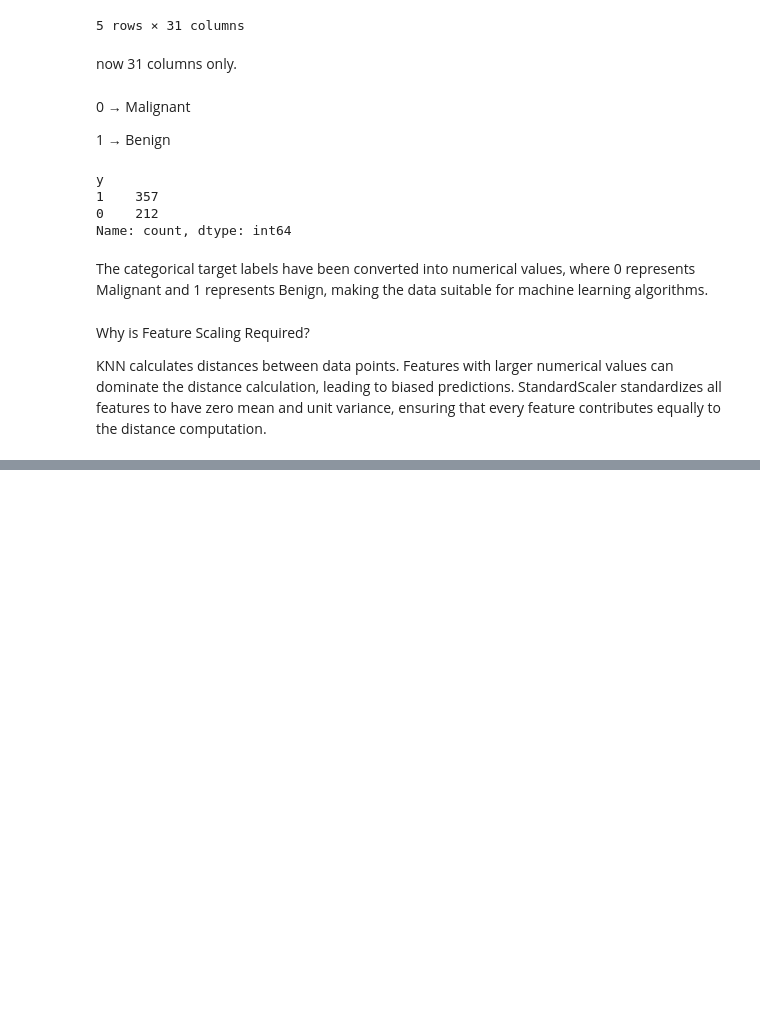
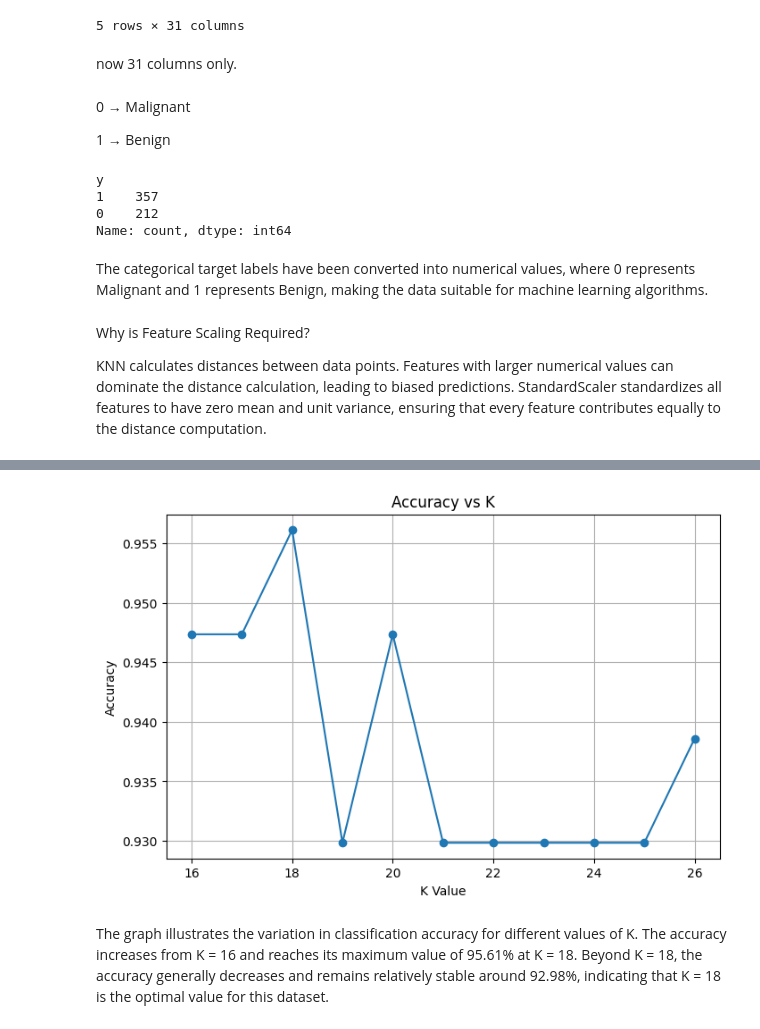
Before and after one commit to nirupamanv/ML-lab-2547236, a Jupyter notebook: lab4.ipynb, the cells around one changed output, grey strips where cells are left out. Cells and saved outputs as stored; diff of their text form; code cells hidden in the pictures; blank space fills up the shorter version.

```diff
--- a/lab4.ipynb
+++ b/lab4.ipynb
@@ -162,0 +294,19 @@ KNN calculates distances between data points. Features with larger numerical val
+# %%
+# Experiment with Nearby Values (K ± 5)
+k_values = list(range(16,27))
+
+accuracy_list = []
+
+for k in k_values:
+
+    knn = KNeighborsClassifier(n_neighbors=k)
+
+    knn.fit(X_train80,y_train80)
+
+    y_pred = knn.predict(X_test80)
+
+    acc = accuracy_score(y_test80,y_pred)
+
+    accuracy_list.append(acc)
+
+    print(f"K = {k}, Accuracy = {acc:.4f}")
@@ -162,0 +325,23 @@ KNN calculates distances between data points. Features with larger numerical val
+# %%
+# Plot Accuracy vs K
+import matplotlib.pyplot as plt
+
+plt.figure(figsize=(8,5))
+
+plt.plot(k_values,
+         accuracy_list,
+         marker='o')
+
+plt.xlabel("K Value")
+
+plt.ylabel("Accuracy")
+
+plt.title("Accuracy vs K")
+
+plt.grid(True)
+
+plt.show()
+# %% [output]
+[figure, added]
+# %% [markdown]
+The graph illustrates the variation in classification accuracy for different values of K. The accuracy increases from K = 16 and reaches its maximum value of 95.61% at K = 18. Beyond K = 18, the accuracy generally decreases and remains relatively stable around 92.98%, indicating that K = 18 is the optimal value for this dataset.
```
Also changed, not shown: parts of 70 cells of this notebook, 2 other files.
